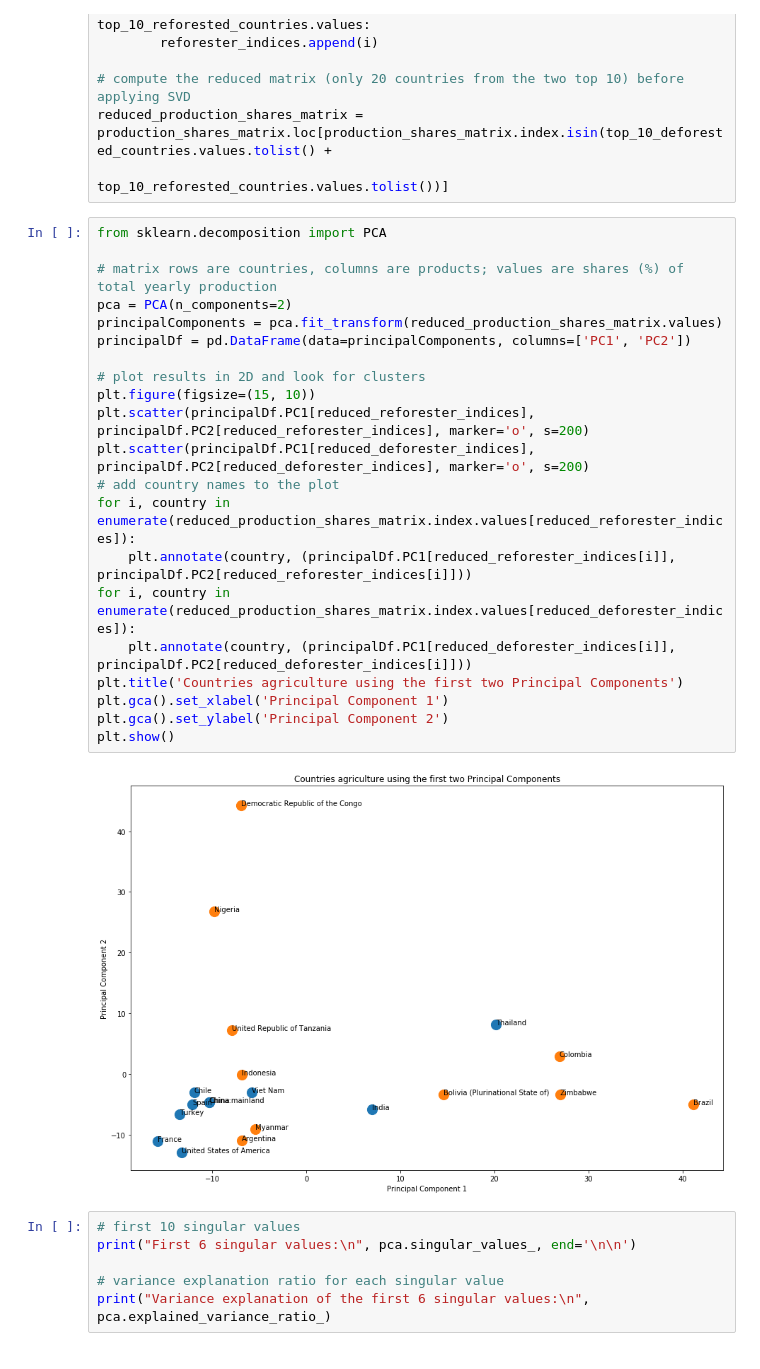
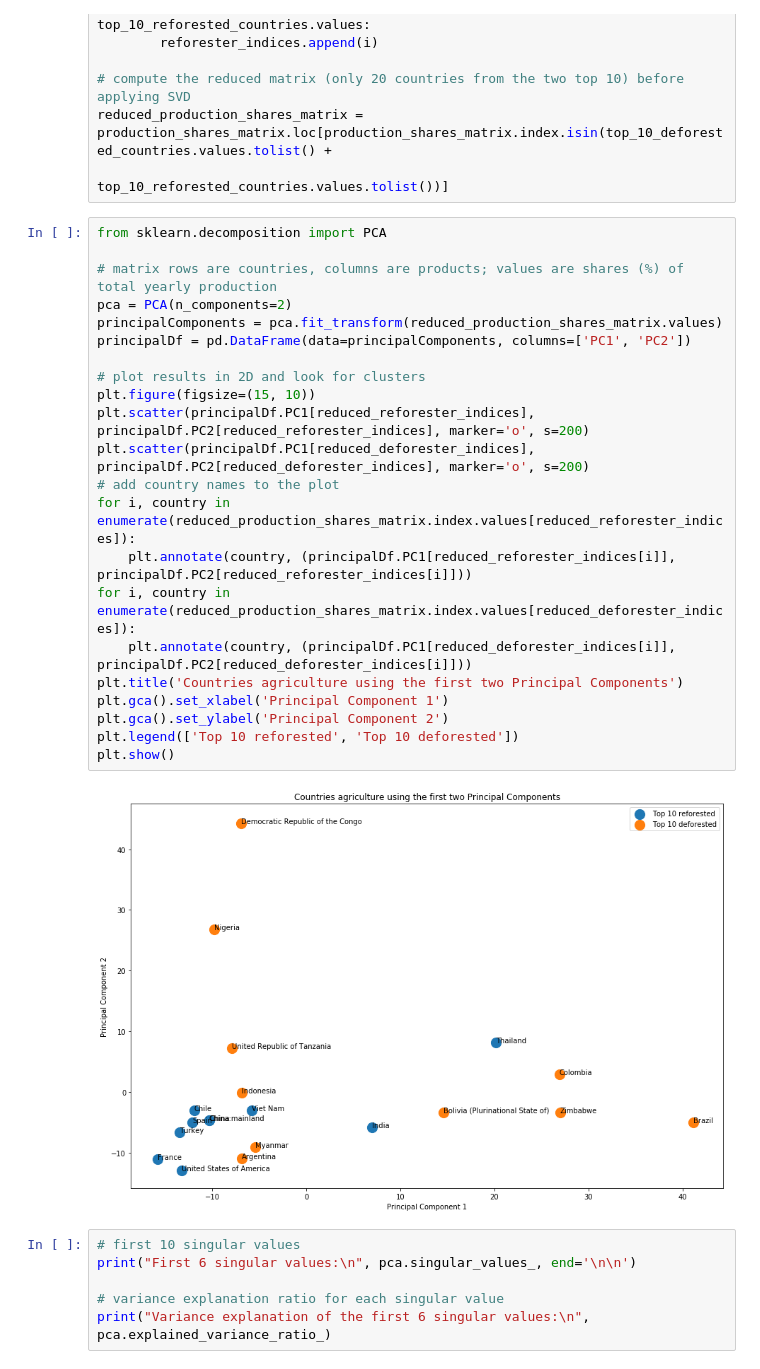
Before and after one commit to kostelansky17/disappearing_forests, a Jupyter notebook: main.ipynb, the cells around one changed output. Cells and saved outputs as stored; diff of their text form.

Commit message:
PCA legend

```diff
--- a/main.ipynb
+++ b/main.ipynb
@@ -1185,26 +1185,27 @@ reduced_production_shares_matrix = production_shares_matrix.loc[production_share
 # %%
 from sklearn.decomposition import PCA
 
 # matrix rows are countries, columns are products; values are shares (%) of total yearly production
 pca = PCA(n_components=2)
 principalComponents = pca.fit_transform(reduced_production_shares_matrix.values)
 principalDf = pd.DataFrame(data=principalComponents, columns=['PC1', 'PC2'])
 
 # plot results in 2D and look for clusters
 plt.figure(figsize=(15, 10))
 plt.scatter(principalDf.PC1[reduced_reforester_indices], principalDf.PC2[reduced_reforester_indices], marker='o', s=200)
 plt.scatter(principalDf.PC1[reduced_deforester_indices], principalDf.PC2[reduced_deforester_indices], marker='o', s=200)
 # add country names to the plot
 for i, country in enumerate(reduced_production_shares_matrix.index.values[reduced_reforester_indices]):
     plt.annotate(country, (principalDf.PC1[reduced_reforester_indices[i]], principalDf.PC2[reduced_reforester_indices[i]]))
 for i, country in enumerate(reduced_production_shares_matrix.index.values[reduced_deforester_indices]):
     plt.annotate(country, (principalDf.PC1[reduced_deforester_indices[i]], principalDf.PC2[reduced_deforester_indices[i]]))
 plt.title('Countries agriculture using the first two Principal Components')
 plt.gca().set_xlabel('Principal Component 1')
 plt.gca().set_ylabel('Principal Component 2')
+plt.legend(['Top 10 reforested', 'Top 10 deforested'])
 plt.show()
 # %% [output]
-[figure, old version]
+[figure, new version]
 # %%
 # first 10 singular values
 print("First 6 singular values:\n", pca.singular_values_, end='\n\n')
```
